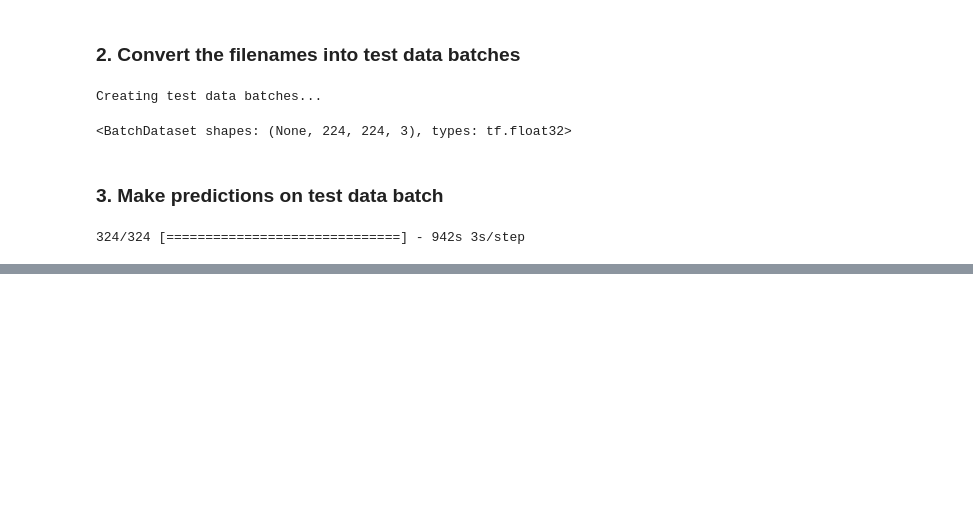
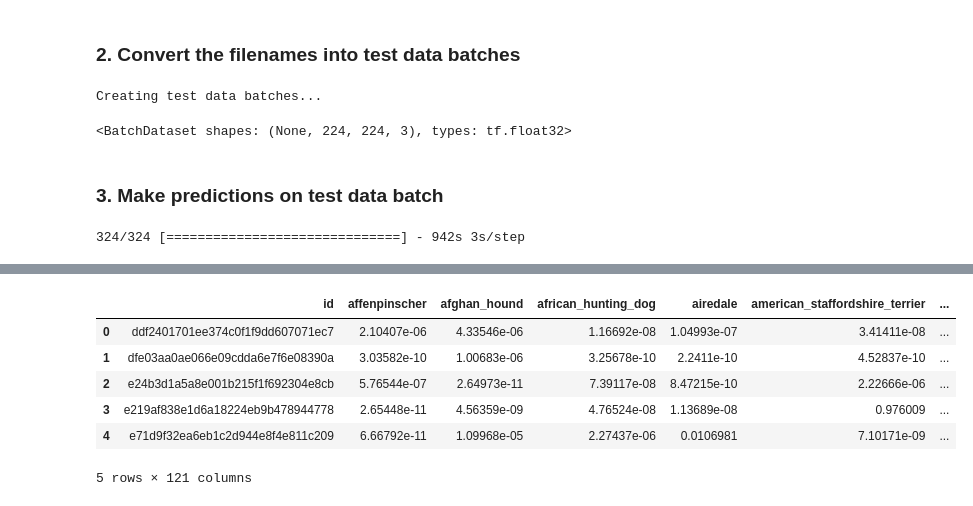
Before and after one commit to Dimisz/Portfolio, a Jupyter notebook: Python/DeepLearning/TensorFlow/ComputerVision/dog_breed_identification.ipynb, the cells around one changed output, grey strips where cells are left out. Cells and saved outputs as stored; diff of their text form; code cells hidden in the pictures; blank space fills up the shorter version.

```diff
--- a/Python/DeepLearning/TensorFlow/ComputerVision/dog_breed_identification.ipynb
+++ b/Python/DeepLearning/TensorFlow/ComputerVision/dog_breed_identification.ipynb
@@ -886,0 +924,12 @@ test_predictions = np.loadtxt("/content/drive/MyDrive/DogVision/preds_array.csv"
+# %%
+# Add the prediction probabilities to each dog breed column
+preds_df[list(unique_breeds)] = test_predictions
+preds_df.head()
+# %% [output]
+|  | id | affenpinscher | afghan_hound | african_hunting_dog | airedale | american_staffordshire_terrier | ... |
+| 0 | ddf2401701ee374c0f1f9dd607071ec7 | 2.10407e-06 | 4.33546e-06 | 1.16692e-08 | 1.04993e-07 | 3.41411e-08 | ... |
+| 1 | dfe03aa0ae066e09cdda6e7f6e08390a | 3.03582e-10 | 1.00683e-06 | 3.25678e-10 | 2.2411e-10 | 4.52837e-10 | ... |
+| 2 | e24b3d1a5a8e001b215f1f692304e8cb | 5.76544e-07 | 2.64973e-11 | 7.39117e-08 | 8.47215e-10 | 2.22666e-06 | ... |
+| 3 | e219af838e1d6a18224eb9b478944778 | 2.65448e-11 | 4.56359e-09 | 4.76524e-08 | 1.13689e-08 | 0.976009 | ... |
+| 4 | e71d9f32ea6eb1c2d944e8f4e811c209 | 6.66792e-11 | 1.09968e-05 | 2.27437e-06 | 0.0106981 | 7.10171e-09 | ... |
+5 rows × 121 columns
```
Also changed, not shown: parts of 7 cells of this notebook.
